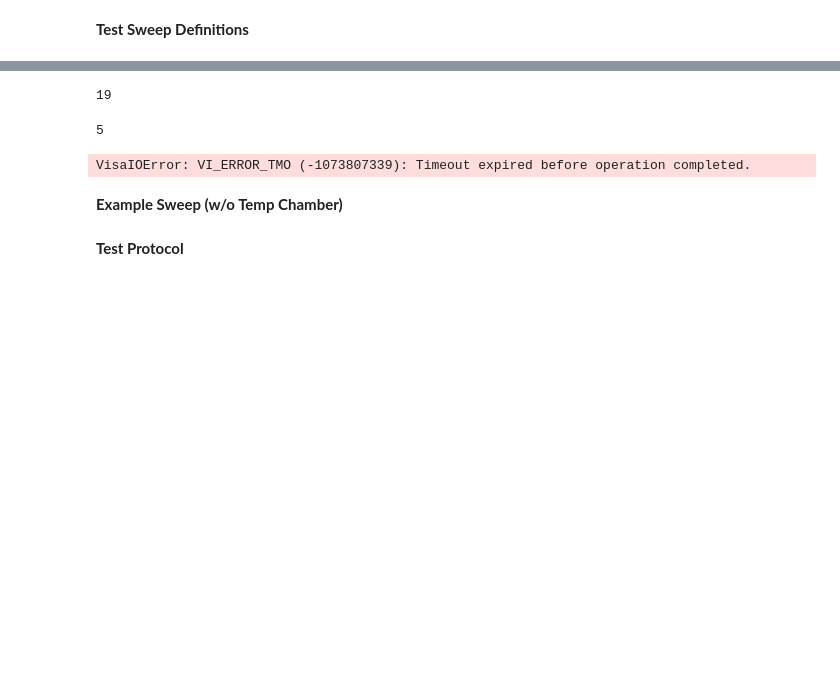
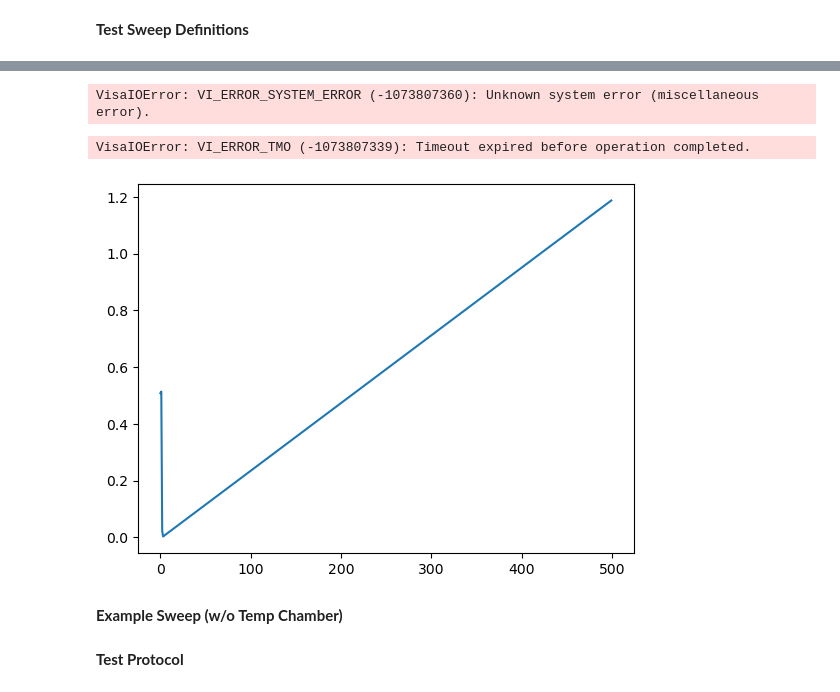
Before and after one commit to lskarda25/ICASL_test_code, a Jupyter notebook: OmarCode.ipynb, the cells around one changed output, grey strips where cells are left out. Saved outputs shown, nothing was run; the diff lists cells and outputs as text; code cells hidden in the pictures; blank space fills up the shorter version.

```diff
--- a/OmarCode.ipynb
+++ b/OmarCode.ipynb
@@ -26,6 +36,7 @@ rm.list_resources()              # List all available resources (e.g., connected
 # %%
 #Establishing Connection for multimeter 1
-MM1 = rm.open_resource('USB0::10893::257::MY57508183::0::INSTR')
+#MM1 = rm.open_resource('USB0::10893::257::MY57508183::0::INSTR')
+MM1 = rm.open_resource('USB0::0x2A8D::0x0101::MY54505624::INSTR')
 MM1.read_termination = '\n'             # Set the read termination character to a newline. This tells pyvisa when to consider a message as complete when reading from the instrument.
 MM1.write_termination = '\n'
 MM1.baud_rate = 9600
@@ -120,11 +142,11 @@ M2plot = plt.plot(points, points2)
 MM1.write("SAMP:COUN 500")
 MM1.write("SAMP:TIM .01")
 # %% [output]
-19
+VisaIOError: VI_ERROR_SYSTEM_ERROR (-1073807360): Unknown system error (miscellaneous error).
 # %%
-MM1.write("INIT")
+MM1.write("*RST")
 # %% [output]
-5
+VisaIOError: VI_ERROR_TMO (-1073807339): Timeout expired before operation completed.
 # %%
 MM1.write("ABOR")
 time.sleep(1)
@@ -138,38 +160,39 @@ WG.write("TRIG1:SOUR BUS")
 
 
 WG.write("FUNC RAMP")
 WG.write("FUNC:RAMP:SYMM 100")
 WG.write("FREQ .1")
 WG.write("VOLT 1.2")
 WG.write("VOLT:OFFS .6")
-WG.write("SYMM 100")
+#WG.write("SYMM 100")
 
 WG.write("BURS:MODE TRIG")
 WG.write("BURS:STAT ON")
-WG.write("BURS:INT:NCYC 1") #error?
+#WG.write("BURS:INT:NCYC 1") #error?
 WG.write("BURS:PHASE -180")
 
 WG.write("TRAC ON")
 WG.write("OUTP:TRIG ON")
 
-MM1.write("VOLT:NPLC .1")
+MM1.write("VOLT:NPLC .2")
 MM1.write("TRIG:COUN 1")
+MM1.write("SAMP:SOUR TIM")
 MM1.write("SAMP:COUN 500")
-MM1.write("SAMP:TIM .01")
+MM1.write("SAMP:TIM .02")
 MM1.write("TRIG:SOUR EXT;SLOP POS")
 MM1.write("VOLT:RANG 1.2")
 MM1.write("INIT")
 WG.write("OUTP 1")
 WG.write("TRIG")
 #WG.write("OUTP:TRIG ON")
 
 time.sleep(12)
 MM1data=MM1.query("FETC?").split(',')
 time.sleep(1)
 #M1plot = plt.subplots(layout='constrained')
 M1plot =plt.plot(points, np.asarray(MM1data, dtype='float'))
 # %% [output]
-VisaIOError: VI_ERROR_TMO (-1073807339): Timeout expired before operation completed.
+[figure, added]
 # %% [markdown]
 <b> Example Sweep (w/o Temp Chamber) <b>
 # %%
```
Also changed, not shown: parts of 4 cells of this notebook.
